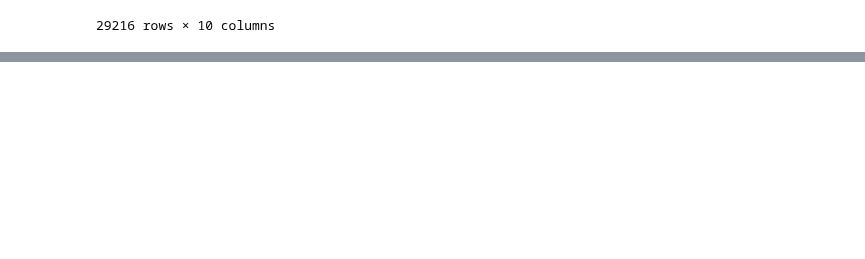
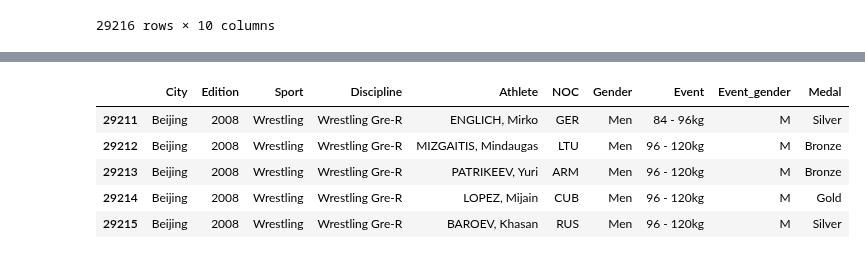
Before and after one commit to dbasdanis/python_practice, a Jupyter notebook: pandas/pandas_doc.ipynb, the cells around one changed output, grey strips where cells are left out. Saved outputs shown, nothing was run; the diff lists cells and outputs as text; code cells hidden in the pictures; blank space fills up the shorter version.

```diff
--- a/pandas/pandas_doc.ipynb
+++ b/pandas/pandas_doc.ipynb
@@ -192,0 +208,9 @@ oo
+# %%
+oo.tail()
+# %% [output]
+|  | City | Edition | Sport | Discipline | Athlete | NOC | Gender | Event | Event_gender | Medal |
+| 29211 | Beijing | 2008 | Wrestling | Wrestling Gre-R | ENGLICH, Mirko | GER | Men | 84 - 96kg | M | Silver |
+| 29212 | Beijing | 2008 | Wrestling | Wrestling Gre-R | MIZGAITIS, Mindaugas | LTU | Men | 96 - 120kg | M | Bronze |
+| 29213 | Beijing | 2008 | Wrestling | Wrestling Gre-R | PATRIKEEV, Yuri | ARM | Men | 96 - 120kg | M | Bronze |
+| 29214 | Beijing | 2008 | Wrestling | Wrestling Gre-R | LOPEZ, Mijain | CUB | Men | 96 - 120kg | M | Gold |
+| 29215 | Beijing | 2008 | Wrestling | Wrestling Gre-R | BAROEV, Khasan | RUS | Men | 96 - 120kg | M | Silver |
```
Also changed, not shown: parts of 4 cells of this notebook.
